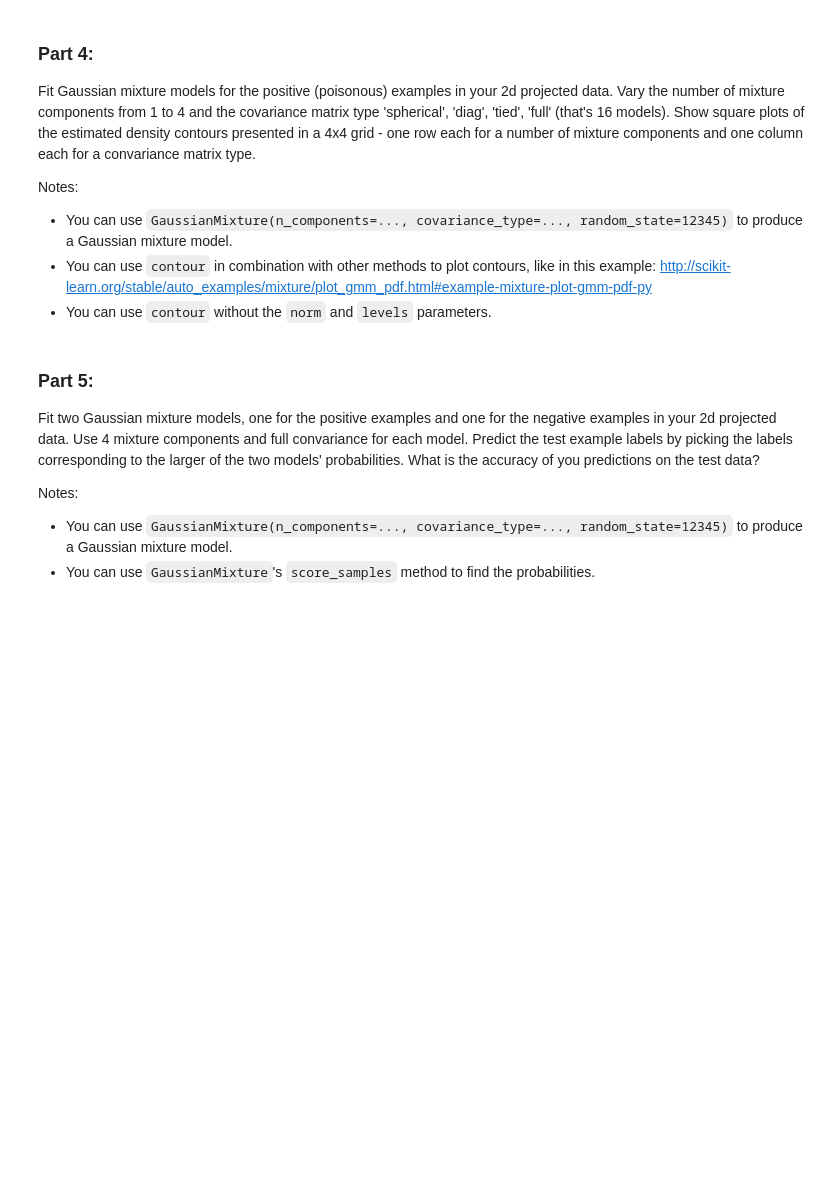
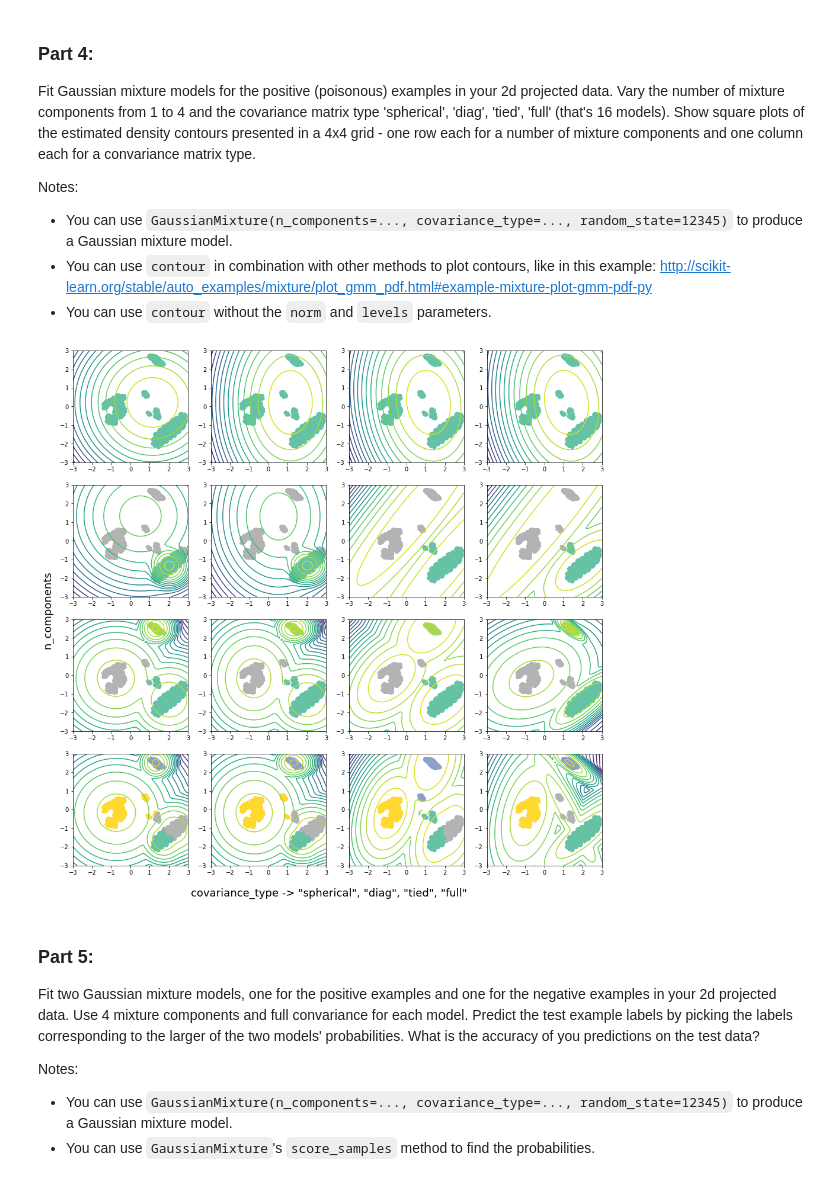
Before and after one commit to jorgeah92/ucb-w207-applied-ml, a Jupyter notebook: projects/jorge_hernandez_p3.ipynb, the cells around one changed output. Cells and saved outputs as stored; diff of their text form; code cells hidden in the pictures; blank space fills up the shorter version.

```diff
--- a/projects/jorge_hernandez_p3.ipynb
+++ b/projects/jorge_hernandez_p3.ipynb
@@ -194,3 +200,46 @@ Notes:
+# %%
+# def P4():
+
+### STUDENT START ###
+pca_2 = PCA(n_components=2)
+pca_2.fit(train_data)
+feature_2d = pca_2.transform(train_data)
+
+# To select only positive values(poisonous)
+label_1 = np.where(train_labels == 1)
+
+# For contour
+X, Y = np.meshgrid(np.linspace(-3, 3), np.linspace(-3, 3))
+XX = np.array([X.ravel(), Y.ravel()]).T
+
+covar_type = ["spherical", "diag", "tied", "full"]
+n = [1, 2, 3, 4]
+
+fig, axs = plt.subplots(4, 4, figsize=(16, 16))
+fig.text(0.5, 0.08, 'covariance_type -> "spherical", "diag", "tied", "full"',
+         ha='center', fontsize=18)
+fig.text(0.08, 0.5, 'n_components', va='center',
+         rotation='vertical', fontsize=18)
+for a in range(0, 4):
+    for b in range(0, 4):
+        gmm = GaussianMixture(
+            n_components=n[a], covariance_type=covar_type[b], random_state=12345)
+        gmm.fit(feature_2d[label_1])
+
+        Z = gmm.score_samples(XX)
+        Z = Z.reshape((50, 50))
+
+        axs[a, b].contour(X, Y, Z, 15)
+        axs[a, b].scatter(feature_2d[:, 0][label_1], feature_2d[:, 1][label_1],
+                          c=gmm.predict(feature_2d[label_1]), cmap="Set2")
+
+
+plt.show()
+### STUDENT END ###
+
+# P4()
+# %% [output]
+[figure, added]
 # %% [markdown]
 ### Part 5:
 
```
Also changed, not shown: parts of 7 cells of this notebook, 3 other files.
